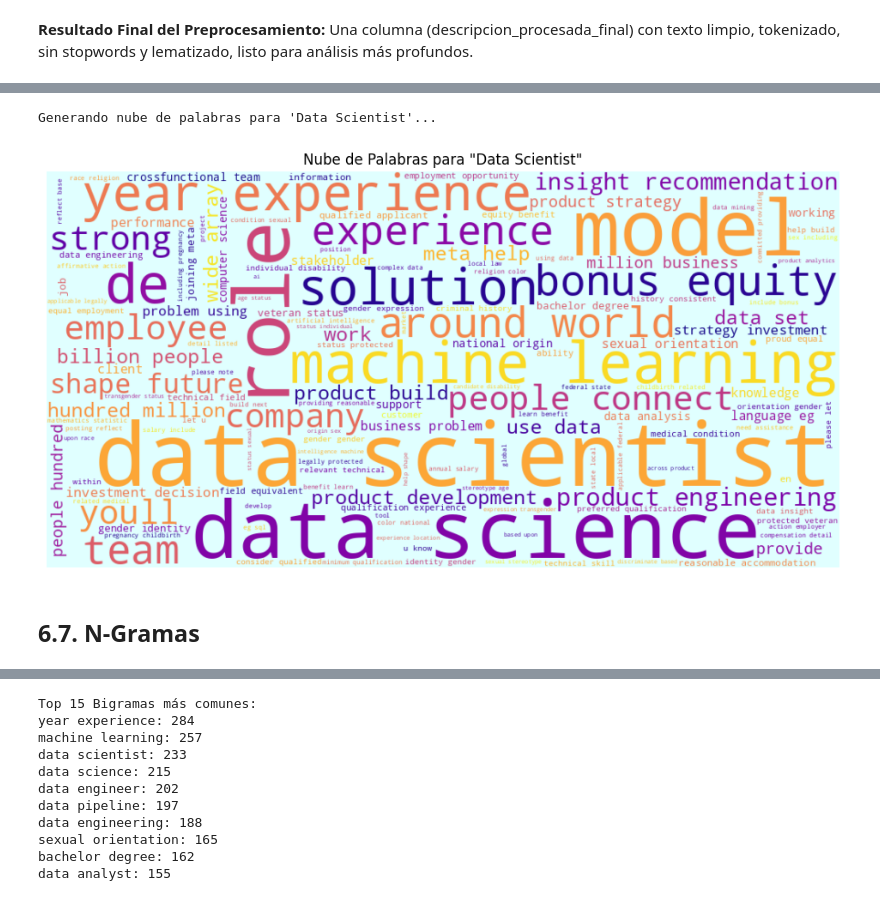
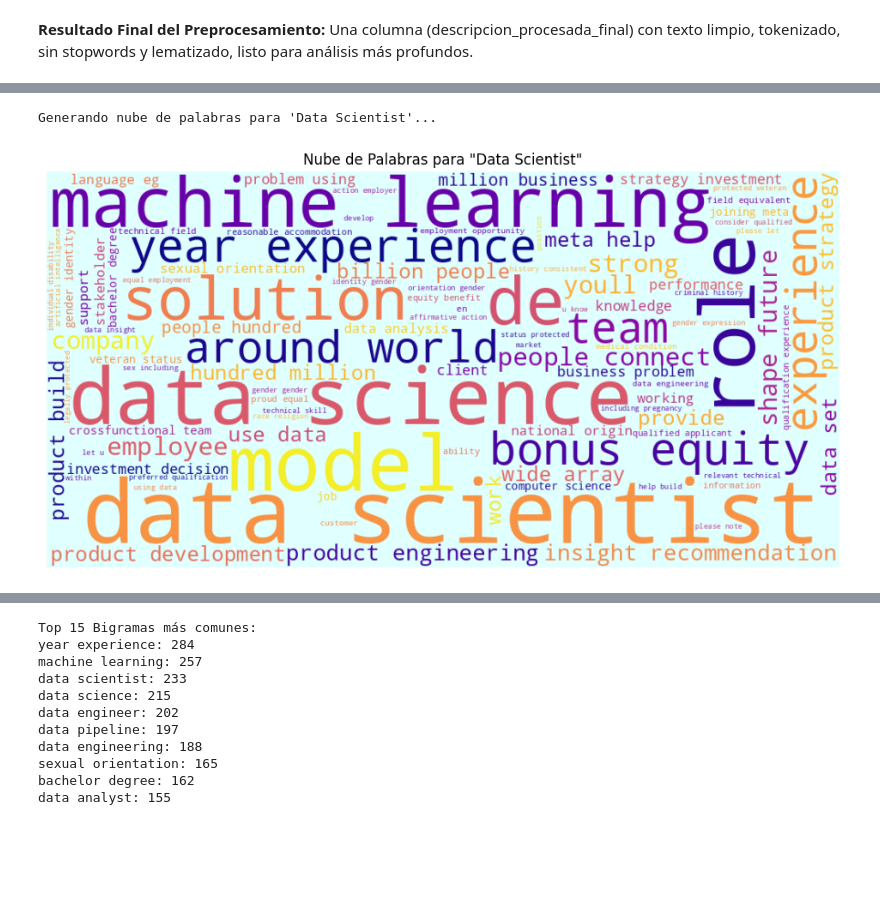
Before and after one commit to nueveonce/Etapa3DS, a Jupyter notebook: Etapa3.ipynb, the cells around one changed output, grey strips where cells are left out. Saved outputs shown, nothing was run; the diff lists cells and outputs as text; code cells hidden in the pictures; blank space fills up the shorter version.

```diff
--- a/Etapa3.ipynb
+++ b/Etapa3.ipynb
@@ -332,7 +334,7 @@ if not df_data_analyst.empty:
     texto_data_analyst = " ".join(df_data_analyst['descripcion_procesada_final'])
     if texto_data_analyst and len(texto_data_analyst.split()) > 10:
         print("\nGenerando nube de palabras para 'Data Analyst'...")
-        wordcloud_da = WordCloud(width=1000, height=500, background_color='lightcyan', colormap='plasma', max_words=150).generate(texto_data_analyst)
+        wordcloud_da = WordCloud(width=1000, height=500, background_color='lightcyan', colormap='plasma', max_words=100).generate(texto_data_analyst)
         plt.figure(figsize=(12, 6))
         plt.imshow(wordcloud_da, interpolation='bilinear')
         plt.axis('off')
@@ -348,22 +350,20 @@ Generando nube de palabras para 'Data Analyst'...
 # %%
 # Filtrar por título que contenga "Data Scientist" (case insensitive)
 df_data_analyst = df[df["title"].str.contains("Data Scientist", case=False, na=False)]
 if not df_data_analyst.empty:
     texto_data_analyst = " ".join(df_data_analyst['descripcion_procesada_final'])
     if texto_data_analyst and len(texto_data_analyst.split()) > 10:
         print("\nGenerando nube de palabras para 'Data Scientist'...")
-        wordcloud_da = WordCloud(width=1000, height=500, background_color='lightcyan', colormap='plasma', max_words=150).generate(texto_data_analyst)
+        wordcloud_da = WordCloud(width=1000, height=500, background_color='lightcyan', colormap='plasma', max_words=100).generate(texto_data_analyst)
         plt.figure(figsize=(12, 6))
         plt.imshow(wordcloud_da, interpolation='bilinear')
         plt.axis('off')
         plt.title('Nube de Palabras para "Data Scientist"')
         plt.show()
     else:
         print("No hay suficientes datos o palabras para la nube de 'Data Scientist'.")
 else:
     print("No se encontraron trabajos con el título 'Data Scientist' para generar una nube de palabras específica.")
 # %% [output]
 Generando nube de palabras para 'Data Scientist'...
-[figure, old version]
+[figure, new version]
-# %% [markdown]
-## 6.7. N-Gramas
```
Also changed, not shown: parts of 8 cells of this notebook.
